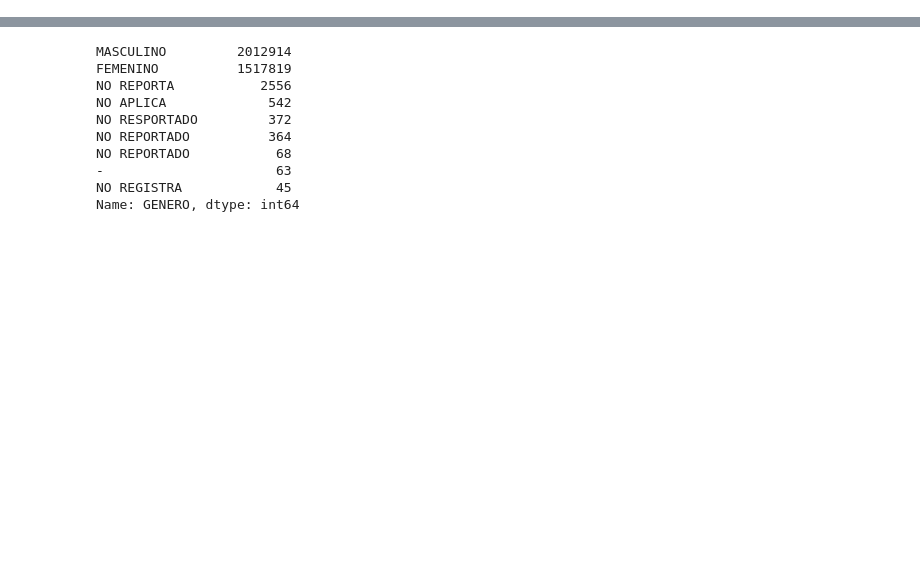
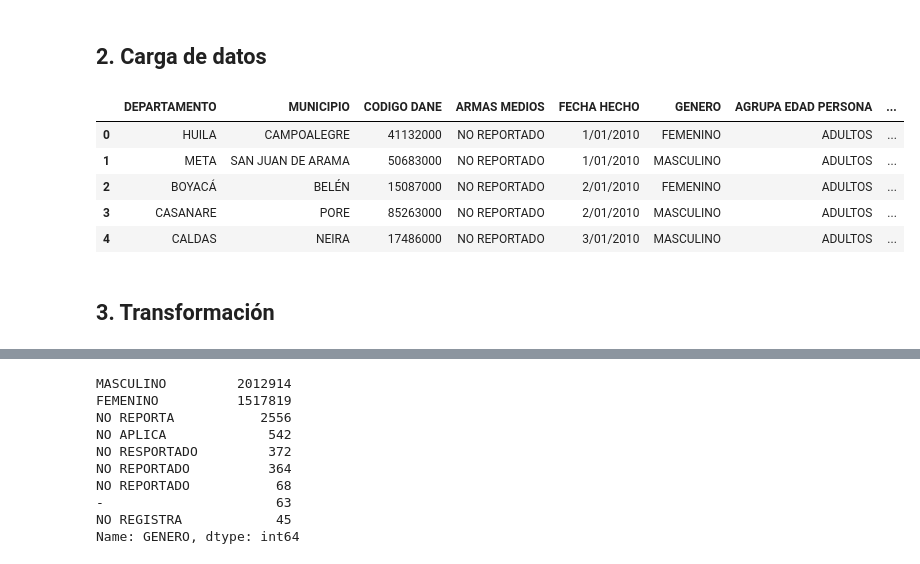
Before and after one commit to Daniel1388/Towns_ML, a Jupyter notebook: Data/Preprocesing_Seguridad.ipynb, the cells around one changed output, grey strips where cells are left out. Drawn from its saved outputs; the diff is of its cells as text; code cells hidden in the pictures; blank space fills up the shorter version.

```diff
--- a/Data/Preprocesing_Seguridad.ipynb
+++ b/Data/Preprocesing_Seguridad.ipynb
@@ -4,3 +15,5 @@ import numpy as np
+# %% [markdown]
+## 2. Carga de datos
 # %%
 archivo_csv = 'https://drive.google.com/uc?export=download&id=1a9IfZDuiqbhh2iefH8BMarHL8IXWpayF'
 municipios = pd.read_csv(archivo_csv, sep=';', encoding='latin-1')
@@ -17,3 +23,14 @@ import pandas as pd
 # Leer el archivo CSV como DataFrame
 df = pd.read_csv('C:/Users/ABI/Documents/1_Maestria/4_Proyect_Final/datos/seguridad/s_csv/Seguridad_Municipios.CSV', sep=';',encoding='latin-1',dtype={'CODIGO DANE': str} )
+# %%
+df.head()
+# %% [output]
+|  | DEPARTAMENTO | MUNICIPIO | CODIGO DANE | ARMAS MEDIOS | FECHA HECHO | GENERO | AGRUPA EDAD PERSONA | ... |
+| 0 | HUILA | CAMPOALEGRE | 41132000 | NO REPORTADO | 1/01/2010 | FEMENINO | ADULTOS | ... |
+| 1 | META | SAN JUAN DE ARAMA | 50683000 | NO REPORTADO | 1/01/2010 | MASCULINO | ADULTOS | ... |
+| 2 | BOYACÁ | BELÉN | 15087000 | NO REPORTADO | 2/01/2010 | FEMENINO | ADULTOS | ... |
+| 3 | CASANARE | PORE | 85263000 | NO REPORTADO | 2/01/2010 | MASCULINO | ADULTOS | ... |
+| 4 | CALDAS | NEIRA | 17486000 | NO REPORTADO | 3/01/2010 | MASCULINO | ADULTOS | ... |
+# %% [markdown]
+## 3. Transformación
 # %%
```
Also changed, not shown: parts of 13 cells of this notebook.
